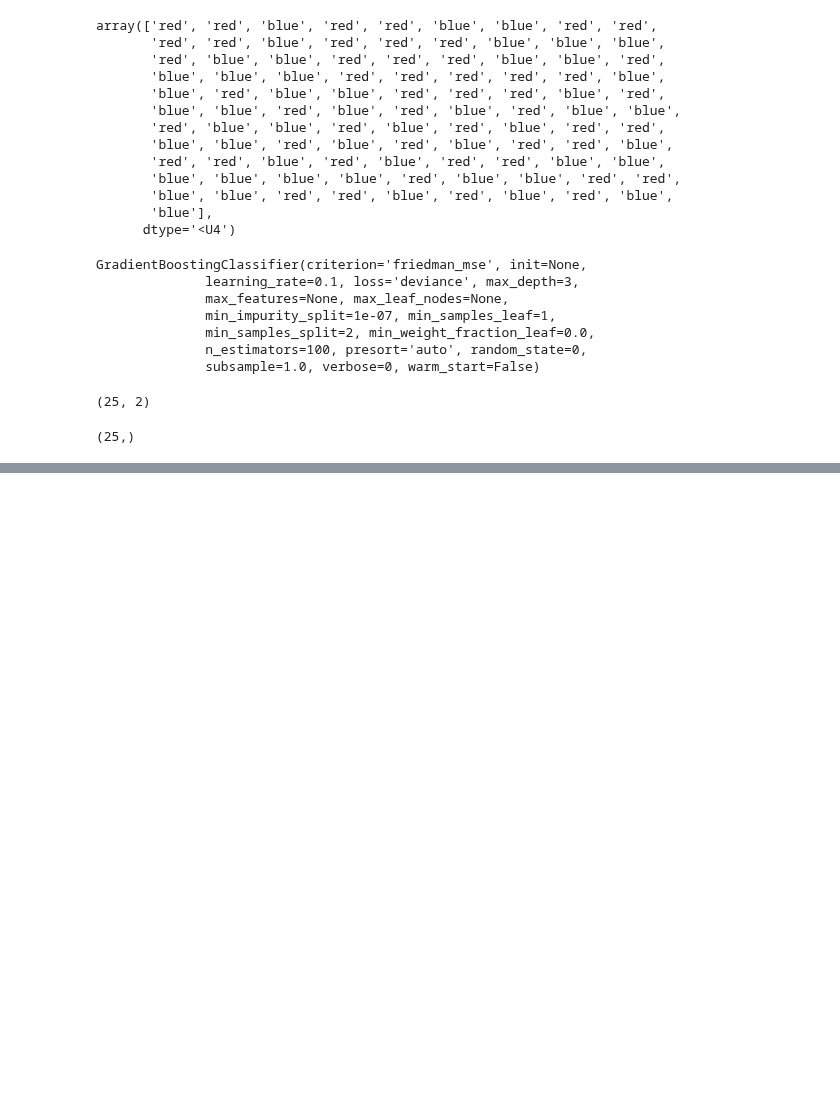
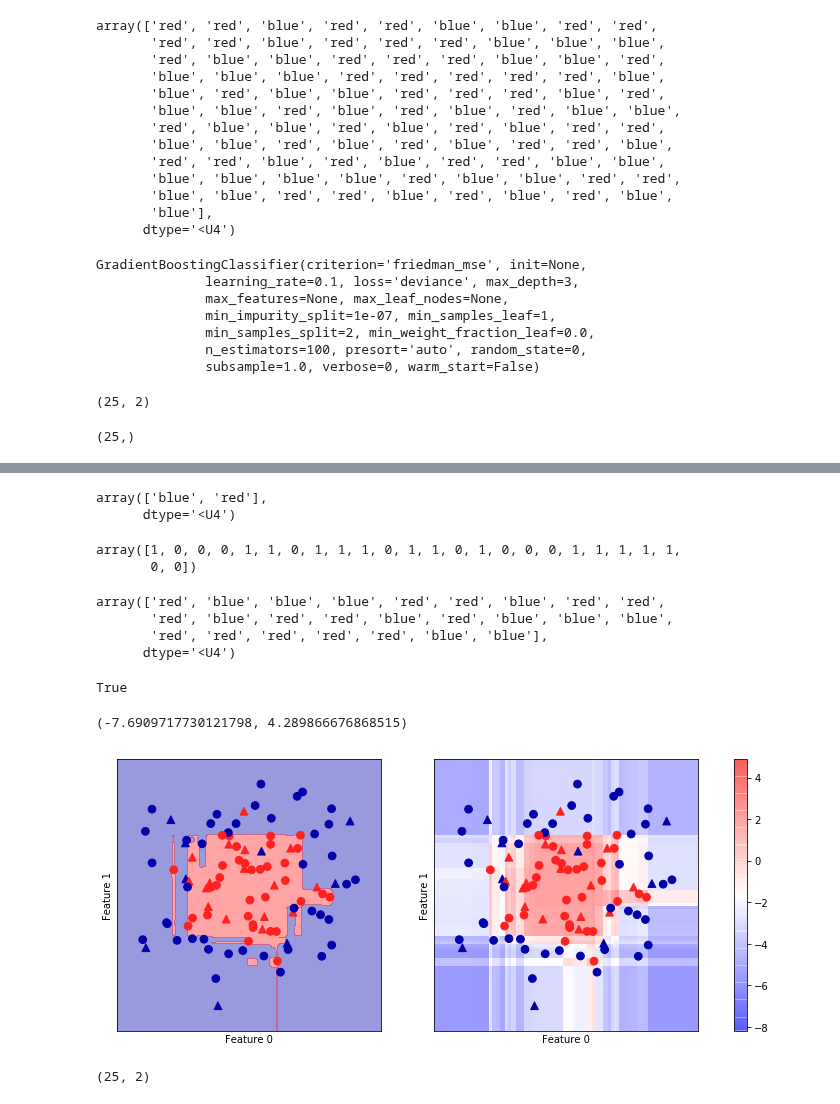
Before and after one commit to rodsveiga/ML_with_Python-Study_notes, a Jupyter notebook: Supervised_Learning.ipynb, the cells around one changed output, grey strips where cells are left out. Saved outputs shown, nothing was run; the diff lists cells and outputs as text; code cells hidden in the pictures; blank space fills up the shorter version.

```diff
--- a/Supervised_Learning.ipynb
+++ b/Supervised_Learning.ipynb
@@ -2202,0 +2227,76 @@ gbrt.decision_function(X_test).shape
+# %%
+# In fact, for binary classification we can recover the prediction by looking only at
+# the decision function sign.
+
+# Remember that for binary classification the "negative" class is always the first entry
+# of the `classes_` attribute, while the "positive" class in the second. Then, if we
+# want to fully recover the output of `predict`, we can make use of the `classes_`
+# attribute.
+
+gbrt.classes_
+# %% [output]
+array(['blue', 'red'],
+      dtype='<U4')
+# %%
+# First, we turn the boolean False/True to 0/1.
+
+binary_decision = (gbrt.decision_function(X_test) > 0).astype(int)
+binary_decision
+# %% [output]
+array([1, 0, 0, 0, 1, 1, 0, 1, 1, 1, 0, 1, 1, 0, 1, 0, 0, 0, 1, 1, 1, 1, 1,
+       0, 0])
+# %%
+# Then we use 0 and 1 as indices into `classes_`.
+
+pred_decision = gbrt.classes_[binary_decision]
+pred_decision
+# %% [output]
+array(['red', 'blue', 'blue', 'blue', 'red', 'red', 'blue', 'red', 'red',
+       'red', 'blue', 'red', 'red', 'blue', 'red', 'blue', 'blue', 'blue',
+       'red', 'red', 'red', 'red', 'red', 'blue', 'blue'],
+      dtype='<U4')
+# %%
+# Note the array `pred_decision` is equal to the output of `gbrt.predict`.
+
+np.all(pred_decision == gbrt.predict(X_test))
+# %% [output]
+True
+# %%
+# The range of `decision_function` can be arbitrary and depends on the data and the model
+# parameters. Often, because this arbitrary scaling, the output is hard to interpret.
+
+np.min(gbrt.decision_function(X_test)), np.max(gbrt.decision_function(X_test))
+# %% [output]
+(-7.6909717730121798, 4.289866676868515)
+# %%
+# Below we plot the `decision_function` for all points in a plane using a color coding, next
+# to a visualization of the decision boundary. The training points are shown as circles,
+# while the test data as triangles.
+
+fig, axes = plt.subplots(1, 2, figsize=(13, 5))
+
+mglearn.tools.plot_2d_separator(gbrt, X, ax=axes[0], alpha=.4, fill=True, cm=mglearn.cm2)
+scores_image = mglearn.tools.plot_2d_scores(gbrt, X, ax=axes[1], alpha=.4, cm='bwr')
+
+for ax in axes:
+    a = ax.scatter(X_test[:, 0], X_test[:, 1], c=y_test, cmap=mglearn.cm2, s=60, marker='^')
+    ax.scatter(X_train[:, 0], X_train[:, 1], c=y_train, cmap=mglearn.cm2, s=60, marker='o')
+    ax.set_xlabel("Feature 0")
+    ax.set_ylabel("Feature 1")
+plt.colorbar(scores_image, ax=axes.tolist())
+plt.show()
+
+# We try to encode not only the predicted outcome, but also how certain the classifier is
+# provides additional information. However, in this visualization, it is hard to make out
+# the boundary between the two classes.
+# %% [output]
+[figure, added]
+# %%
+# PREDICTING PROBABILITIES
+
+# The output of `predict_proba` is the probability for each class and is often more
+# easily understood. For binary classification, its shape is always `(n_sampls, 2)`.
+
+gbrt.predict_proba(X_test).shape
+# %% [output]
+(25, 2)
```
Also changed, not shown: parts of 14 cells of this notebook.
